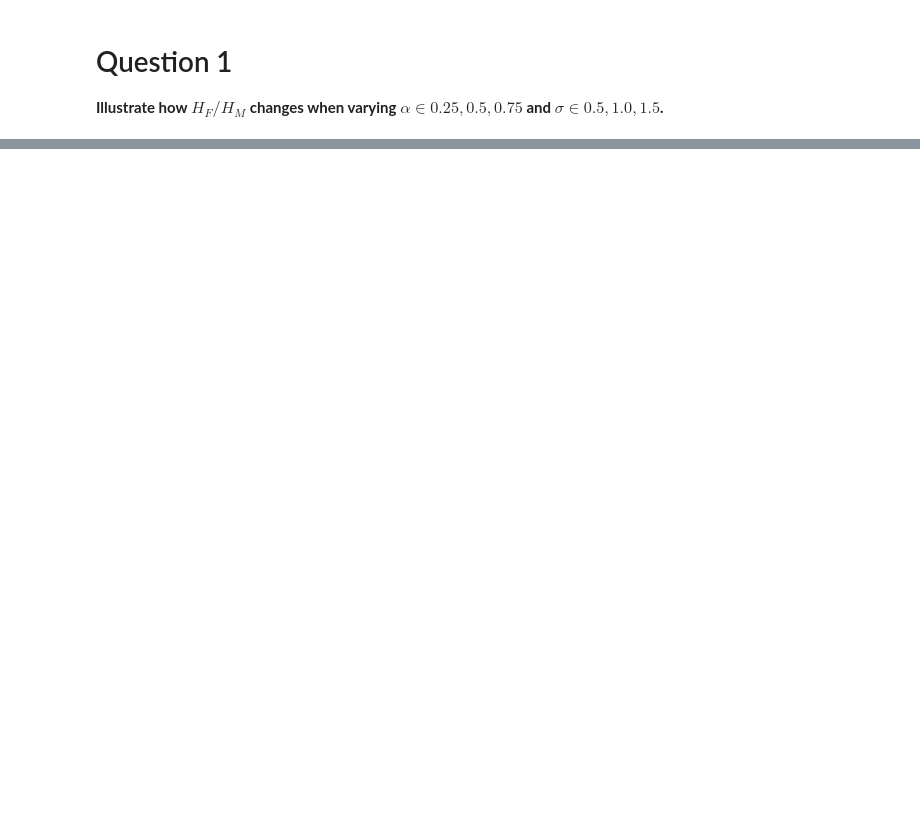
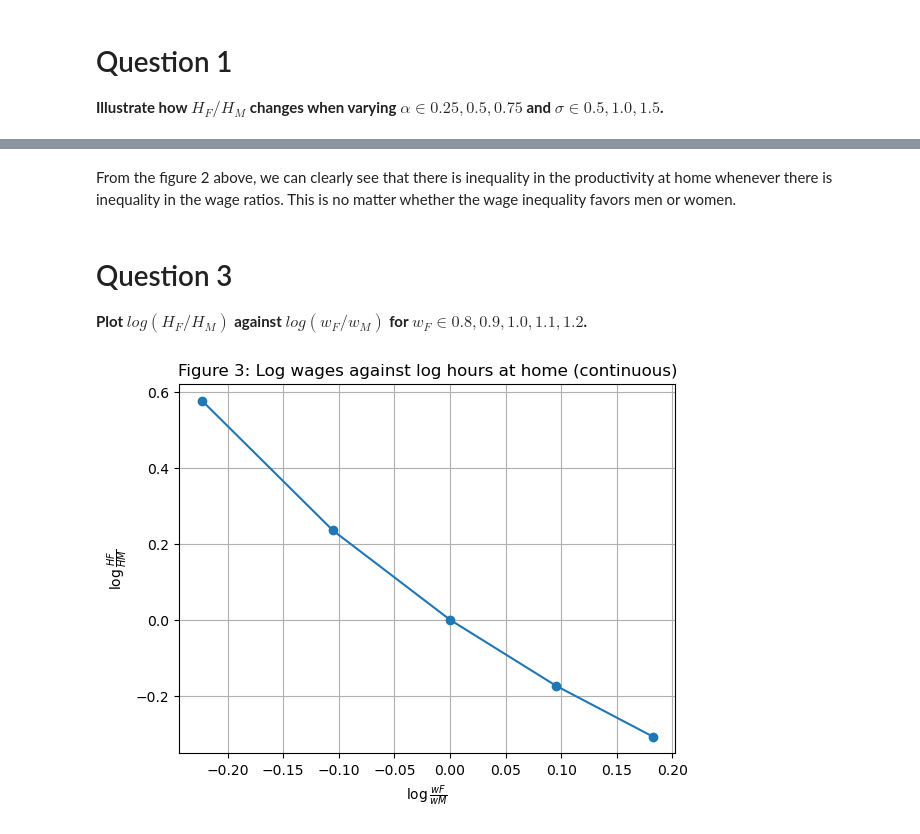
Before and after one commit to NumEconCopenhagen/projects-2023-snj927-vpc398, a Jupyter notebook: inauguralproject/inauguralproject.ipynb, the cells around one changed output, grey strips where cells are left out. Drawn from its saved outputs; the diff is of its cells as text; code cells hidden in the pictures; blank space fills up the shorter version.

```diff
--- a/inauguralproject/inauguralproject.ipynb
+++ b/inauguralproject/inauguralproject.ipynb
@@ -293,0 +118,39 @@ Derfor har vi ikke kunne færdiggøre vores projekt (spørgsmål 5). Det er igen
+# %% [markdown]
+From the figure 2 above, we can clearly see that there is inequality in the productivity at home whenever there is inequality in the wage ratios. This is no matter whether the wage inequality favors men or women.
+# %% [markdown]
+# Question 3
+
+**Plot $log(H_F / H_M)$ against $log(w_F / w_M)$ for $w_F \in {0.8, 0.9, 1.0, 1.1, 1.2}$.**
+# %%
+# Give values for the two vectors; wF and wM
+wF_values = [0.8, 0.9, 1.0, 1.1, 1.2]
+wM = 1.0
+
+# Set alpha and sigma values
+alpha = 0.5
+sigma = 1.0
+
+# Creating lists
+log_wF_wM = []
+log_HF_HM = []
+
+# Solving model for wF_vec and calculating the log values with different vector values
+inaugmodel2.par.alpha = alpha
+inaugmodel2.par.sigma = sigma
+inaugmodel2.solve_wF_vec()
+for i, wF in enumerate(inaugmodel2.par.wF_vec):
+    inaugmodel2.par.wF = wF
+    inaugmodel2.par.wM = wM
+    HF_HM = inaugmodel2.sol.HF_vec[i] / inaugmodel2.sol.HM_vec[i]
+    log_wF_wM.append(np.log(wF / wM))
+    log_HF_HM.append(np.log(HF_HM))
+
+# Plotting the data
+plt.plot(log_wF_wM, log_HF_HM, marker='o')
+plt.xlabel(r'$\log{\frac{wF}{wM}}$')
+plt.ylabel(r'$\log{\frac{HF}{HM}}$')
+plt.title('Figure 3: Log wages against log hours at home (continuous)')
+plt.grid(True)
+plt.show()
+# %% [output]
+[figure, added]
```
Also changed, not shown: parts of 26 cells of this notebook, 1 other file.
